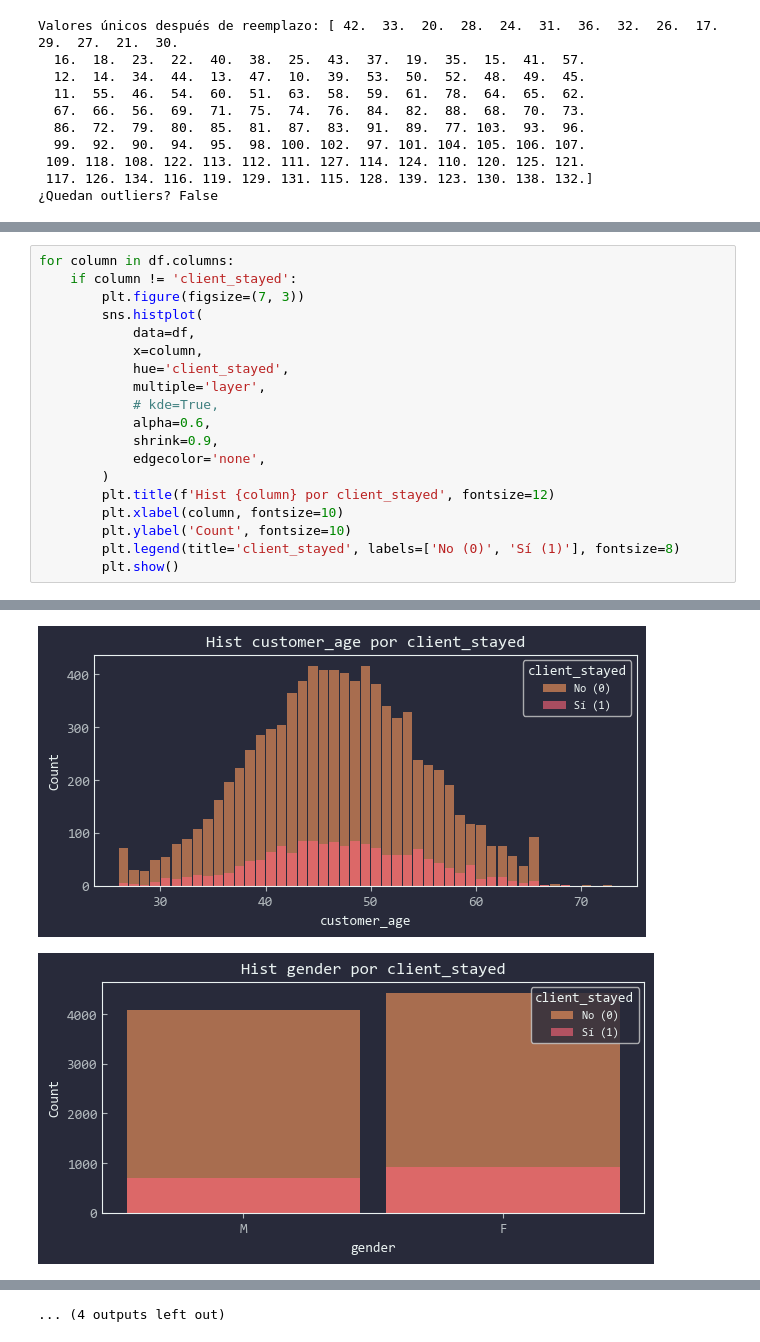
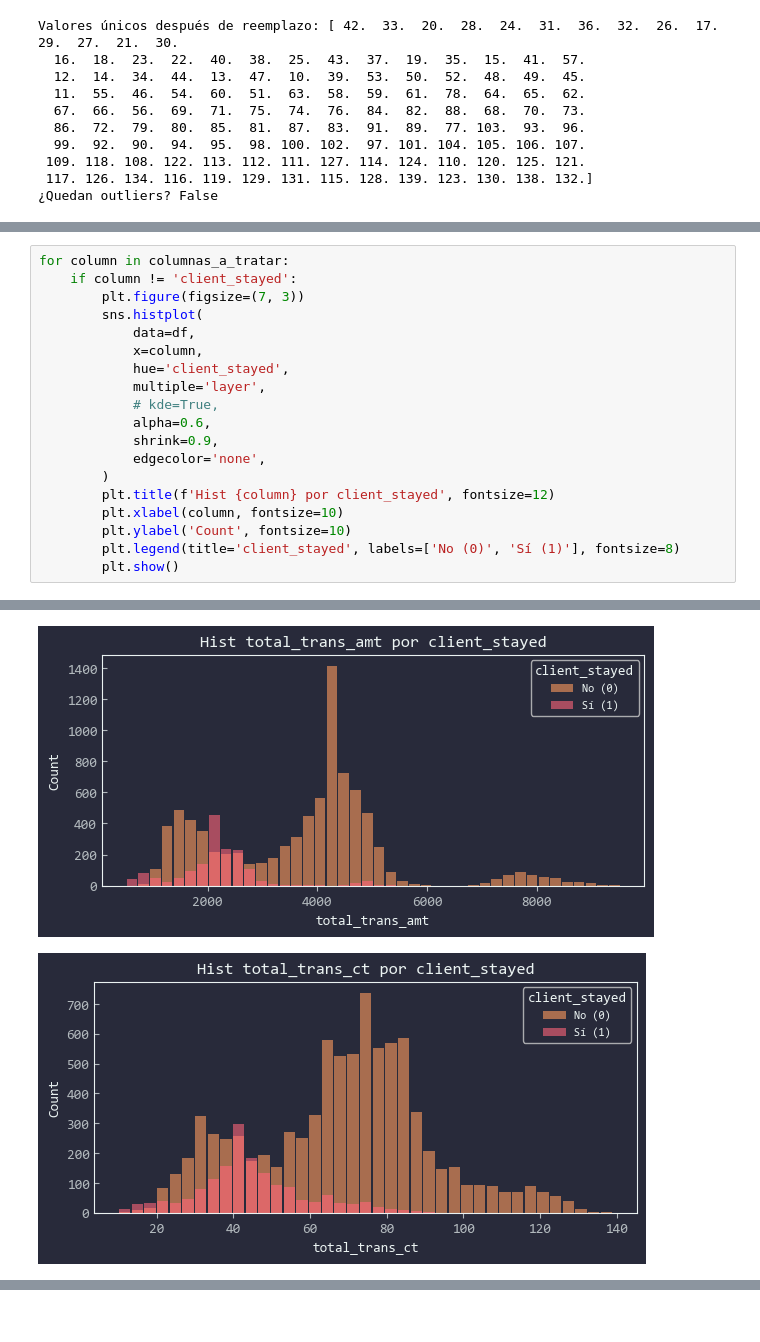
Before and after one commit to Toutl/Data-Processing-Laboratory, a Jupyter notebook: Examenes/III/01_demien.ipynb, the cells around one changed output, grey strips where cells are left out. Saved outputs shown, nothing was run; the diff lists cells and outputs as text.

```diff
--- a/Examenes/III/01_demien.ipynb
+++ b/Examenes/III/01_demien.ipynb
@@ -334,5 +286,5 @@ for col in df.columns:
 # %%
-for column in df.columns:
+for column in columnas_a_tratar:
     if column != 'client_stayed':
         plt.figure(figsize=(7, 3))
         sns.histplot(
@@ -355,2 +307,2 @@ for column in df.columns:
-[figure, old version]
+[figure, new version]
-[figure, old version]
+[figure, new version]
@@ -366,2 +309 @@ for column in df.columns:
-... (4 outputs left out)
 # %%
```
Also changed, not shown: parts of 13 cells of this notebook.
